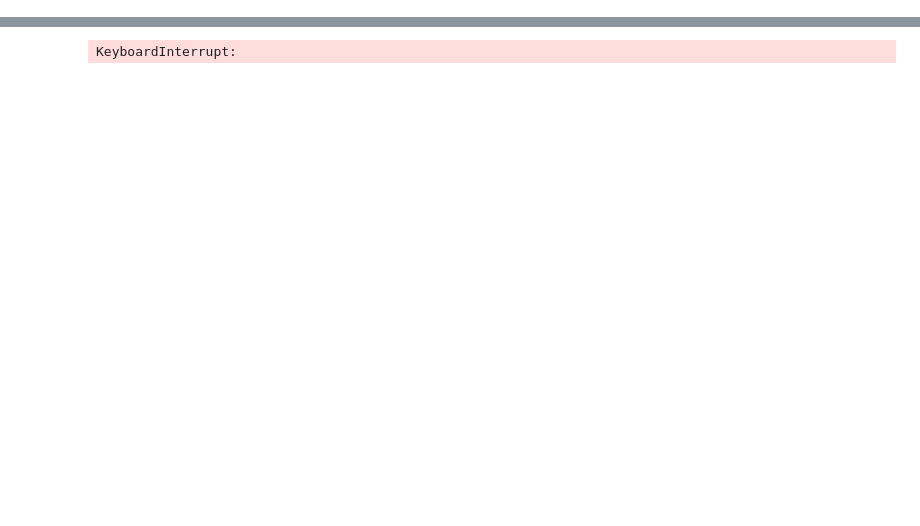
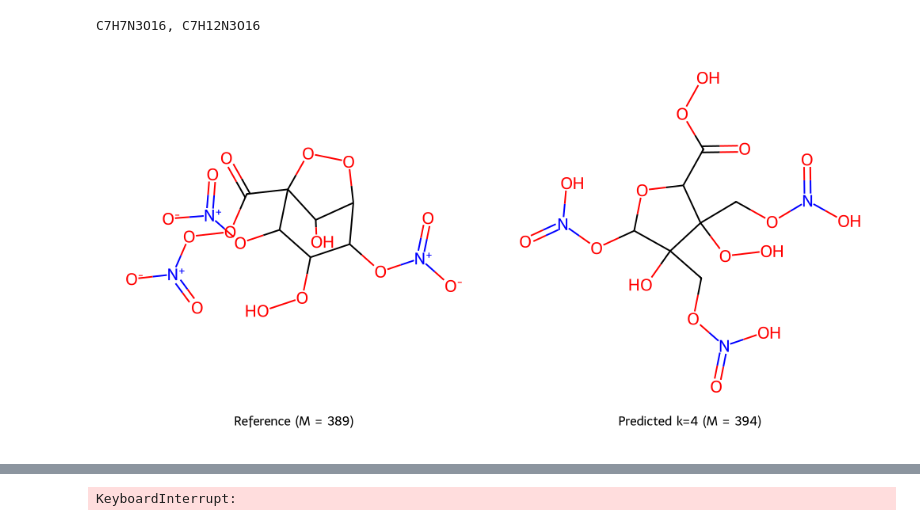
Before and after one commit to kuulia/DiffEIMS, a Jupyter notebook: notebooks/neims_testing.ipynb, the cells around one changed output, grey strips where cells are left out. Cells and saved outputs as stored; diff of their text form; code cells hidden in the pictures; blank space fills up the shorter version.

```diff
--- a/notebooks/neims_testing.ipynb
+++ b/notebooks/neims_testing.ipynb
@@ -40,0 +179,16 @@ df['mol'] = df['SMILES'].apply(MolFromSmiles)
+# %%
+mol_idx = 18
+mol1 = df_test['mol'].values[mol_idx]
+mols2 = iter(generated_mols_no_hs[mol_idx])
+mols2_idx = iter(list(range(len(generated_mols_no_hs[0]))))
+# %%
+mol2 = next(mols2)
+mol2_idx = next(mols2_idx)
+molwt1, molwt2 = round(ExactMolWt(mol1)), round(ExactMolWt(mol2))
+print(f'{CalcMolFormula(mol1)}, {CalcMolFormula(mol2)}')
+legends = [f'Reference (M = {molwt1})', f'Predicted k={mol2_idx+1} (M = {molwt2})']
+subImgSize = (500, 500)
+Draw.MolsToGridImage([mol1, mol2], molsPerRow=2, subImgSize=subImgSize, legends=legends)
+# %% [output]
+C7H7N3O16, C7H12N3O16
+[figure, added]
```
Also changed, not shown: parts of 20 cells of this notebook, 8 other files.
